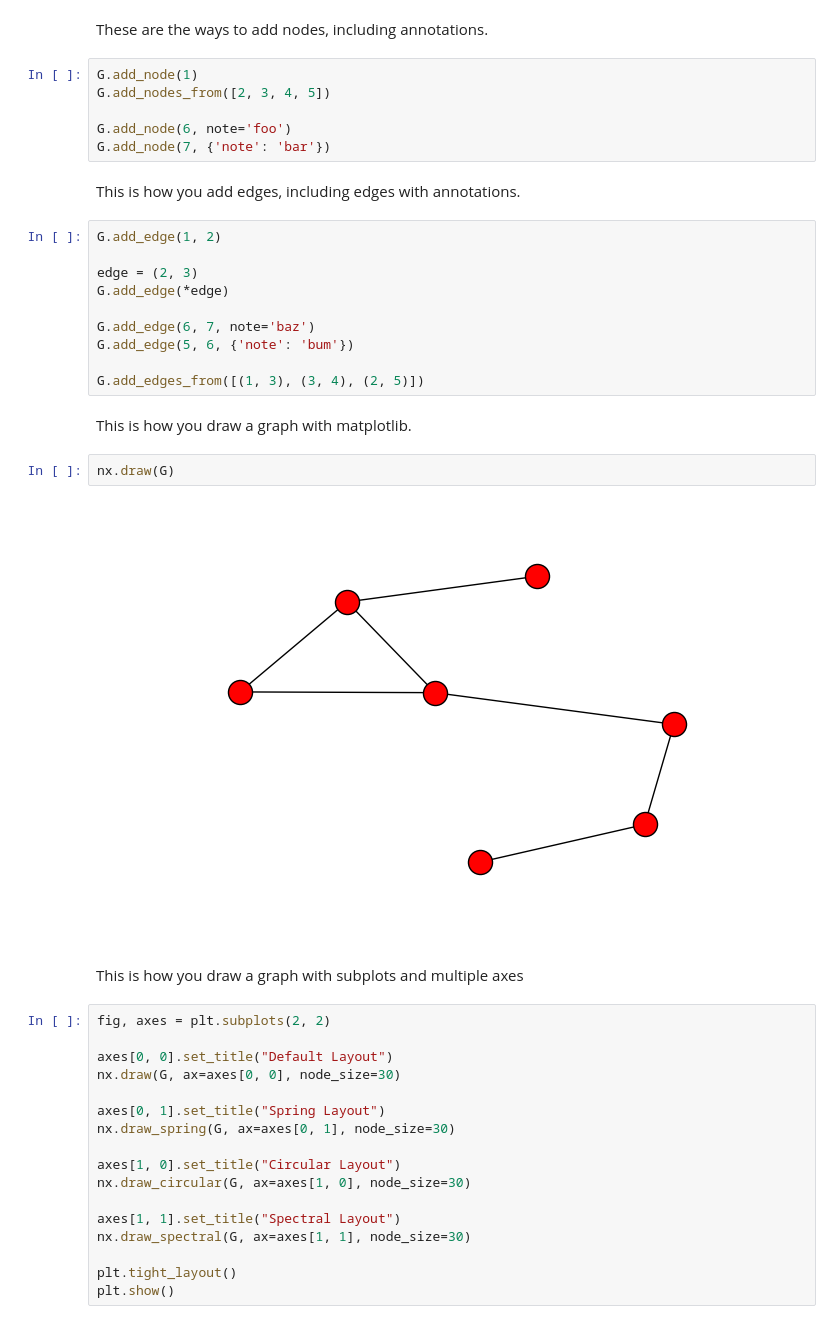
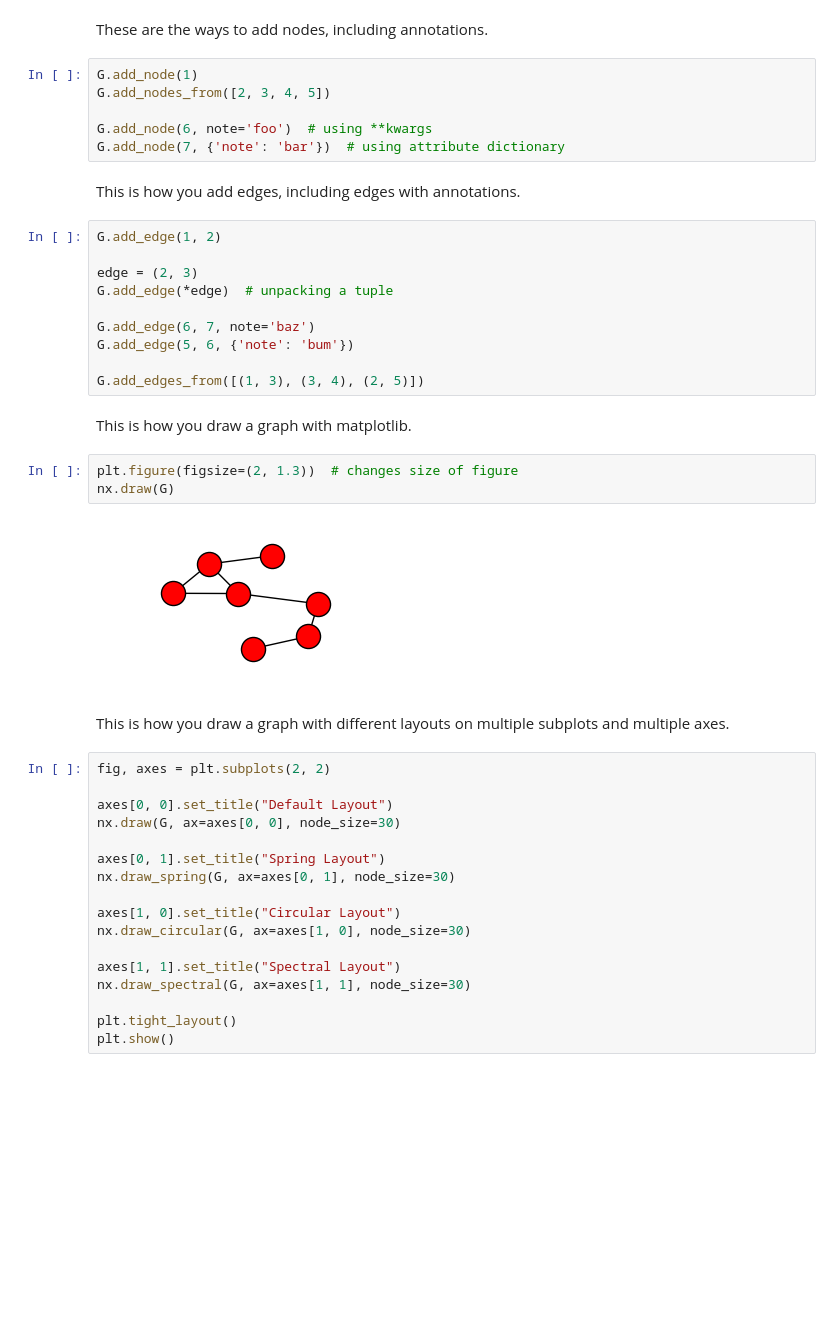
Before and after one commit to bit-lsi/BMDL2016, a Jupyter notebook: exercises/networkx_primer.ipynb, the cells around one changed output. Cells and saved outputs as stored; diff of their text form; blank space fills up the shorter version.

```diff
--- a/exercises/nx_primer.ipynb
+++ b/exercises/networkx_primer.ipynb
@@ -15,15 +15,15 @@ These are the ways to add nodes, including annotations.
 G.add_node(1)
 G.add_nodes_from([2, 3, 4, 5])
 
-G.add_node(6, note='foo')
-G.add_node(7, {'note': 'bar'})
+G.add_node(6, note='foo')  # using **kwargs
+G.add_node(7, {'note': 'bar'})  # using attribute dictionary
 # %% [markdown]
 This is how you add edges, including edges with annotations.
 # %%
 G.add_edge(1, 2)
 
 edge = (2, 3)
-G.add_edge(*edge)
+G.add_edge(*edge)  # unpacking a tuple
 
 G.add_edge(6, 7, note='baz')
 G.add_edge(5, 6, {'note': 'bum'})
@@ -31,12 +31,13 @@ G.add_edge(5, 6, {'note': 'bum'})
 G.add_edges_from([(1, 3), (3, 4), (2, 5)])
 # %% [markdown]
 This is how you draw a graph with matplotlib.
-# %%
-nx.draw(G)
-# %% [output]
-[figure, removed]
+# %%
+plt.figure(figsize=(2, 1.3))  # changes size of figure
+nx.draw(G)
+# %% [output]
+[figure, added]
 # %% [markdown]
-This is how you draw a graph with subplots and multiple axes
+This is how you draw a graph with different layouts on multiple subplots and multiple axes.
 # %%
 fig, axes = plt.subplots(2, 2)
 
```
Also changed, not shown: parts of 5 cells of this notebook.
